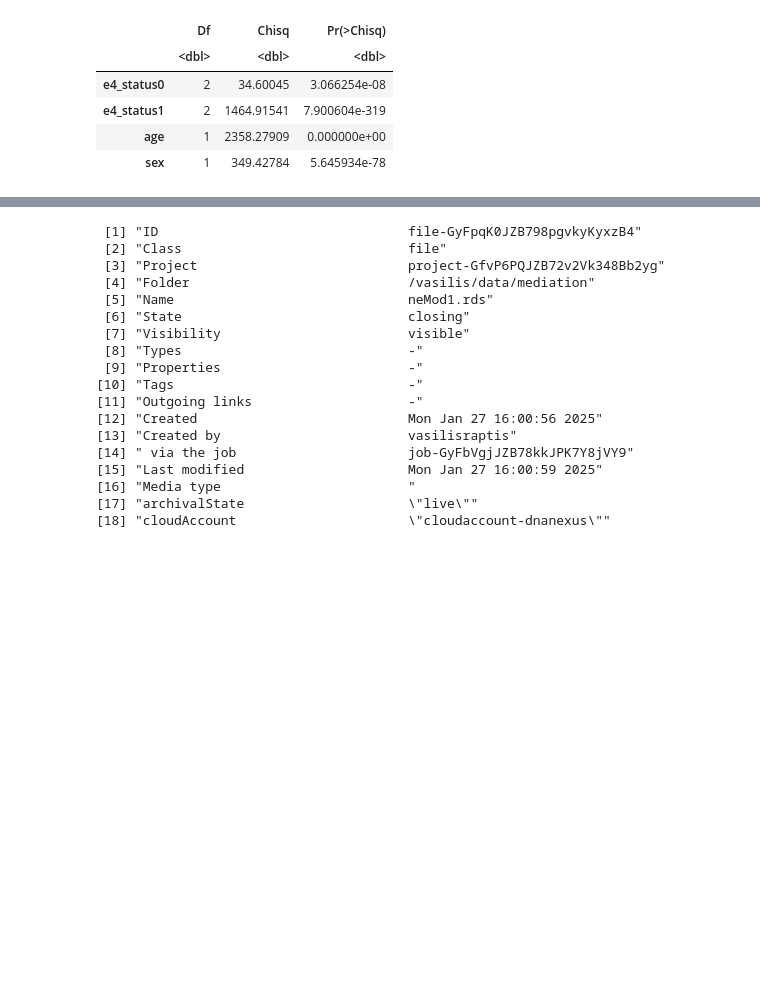
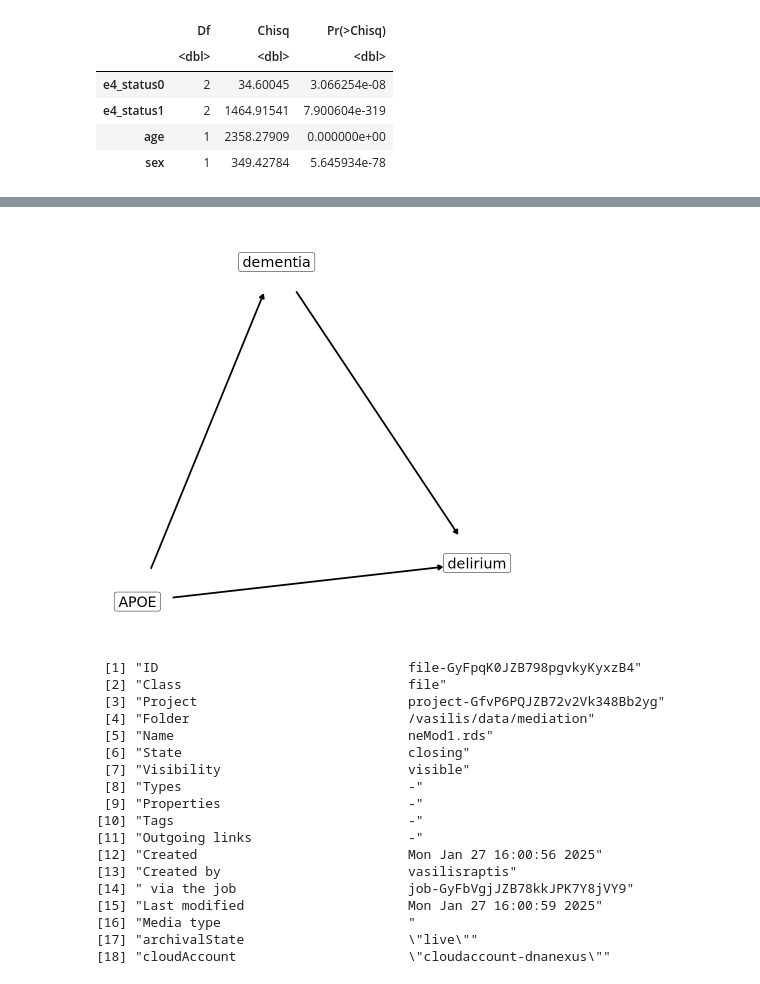
Before and after one commit to VasiliosRaptis/deliriumGen, a Jupyter notebook: mediation/01_mediation_analysis.ipynb, the cells around one changed output, grey strips where cells are left out. Drawn from its saved outputs; the diff is of its cells as text; code cells hidden in the pictures; blank space fills up the shorter version.

```diff
--- a/mediation/01_mediation_analysis.ipynb
+++ b/mediation/01_mediation_analysis.ipynb
@@ -174,3 +299,30 @@ Saving 6.67 x 6.67 in image
+# %%
+del_dag <- dagify(
+    delirium ~ APOE,
+    delirium ~ dementia,
+    dementia ~ APOE,
+    labels = c(
+    "delirium" = "delirium",
+    "dementia" = "dementia",
+    "APOE" = "APOE-ε4"
+    ),
+    latent = "dementia",
+  exposure = "APOE",
+  outcome = "delirium"
+
+)
+# ggdag(del_dag,
+#       text = FALSE,
+#       node_size = 1,
+#       edge_type = c("link"))  +
+ggplot(ggplot2::aes(x = x, y = y, xend = xend, yend = yend), data = del_dag) +
+theme_dag() +
+    geom_dag_label(check_overlap = T, size = 6, fill = "white", color = "black") +
+    scale_adjusted() +
+    geom_dag_edges(start_cap = ggraph::circle(15, 'mm'),
+                   end_cap = ggraph::circle(15, 'mm'), edge_width=1)
+# %% [output]
+[figure, added]
 # %%
 ## save model objects
 saveRDS(neMod1, 'neMod1.rds')
```
Also changed, not shown: parts of 9 cells of this notebook.
